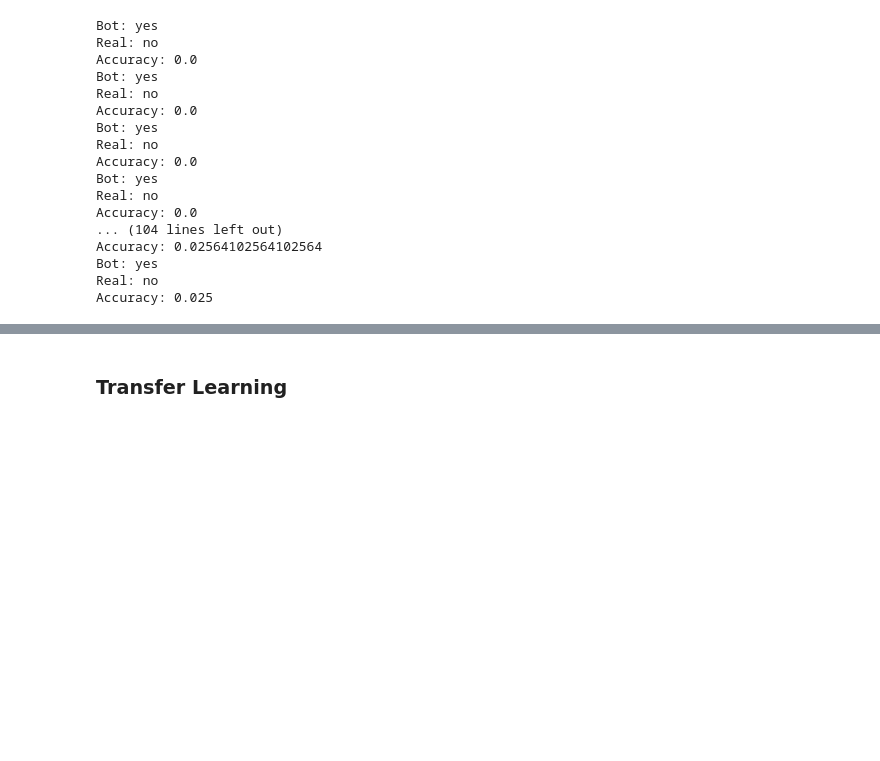
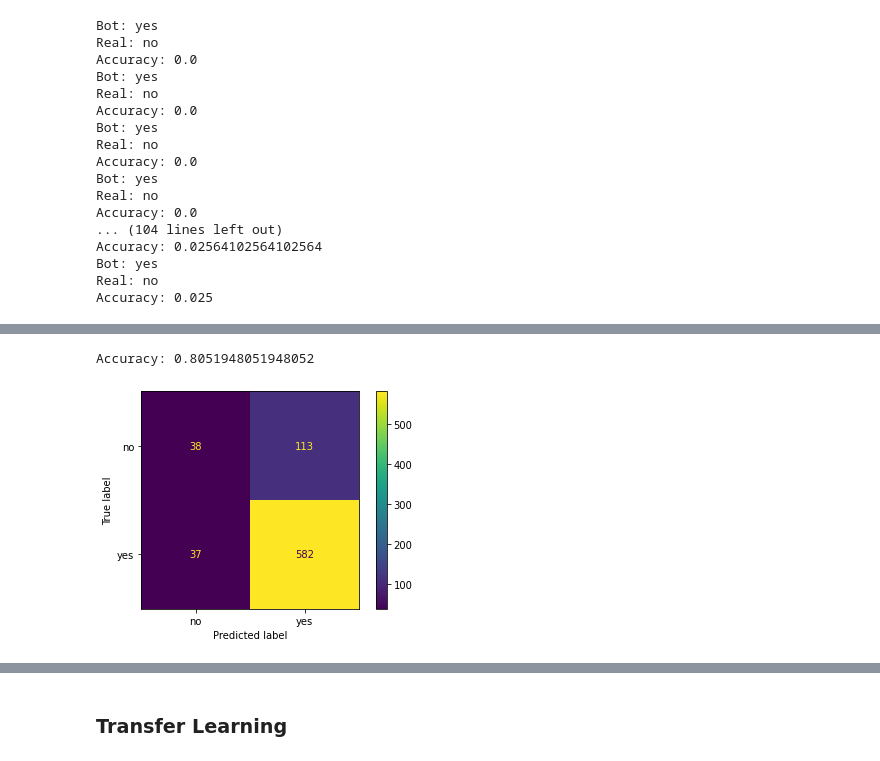
Before and after one commit to aanchal0431/chatbot, a Jupyter notebook: SEP_728_Chatbot_transformer_keras.ipynb, the cells around one changed output, grey strips where cells are left out. Saved outputs shown, nothing was run; the diff lists cells and outputs as text; code cells hidden in the pictures; blank space fills up the shorter version.

Commit message:
Fine-tuned on yes no, built transfer learning model

```diff
--- a/SEP_728_Chatbot_transformer_keras.ipynb
+++ b/SEP_728_Chatbot_transformer_keras.ipynb
@@ -1325,4 +1327,16 @@ Accuracy: 0.025
 # %%
+checkpoint_path = '/content/drive/MyDrive/colab/chatbot/yes_no/cp-{epoch:04}.ckpt'
+checkpoint_dir = os.path.dirname(checkpoint_path)
+
+# Get the previously saved weights
+latest = tf.train.latest_checkpoint(checkpoint_dir)
+
+#load weights and compile model
+transformer.load_weights(latest)
+transformer.compile(
+    "rmsprop", loss="sparse_categorical_crossentropy", metrics=["accuracy"]
+)
+
 epochs = 20
 
 # Load the previously saved weights
@@ -1346,0 +1396,9 @@ history = transformer.fit(train_ds, epochs=epochs, validation_data=val_ds, callb
+# %%
+#use weights from 23rd epoch
+best = '/content/drive/MyDrive/colab/chatbot/yes_no/cp-0013.ckpt'
+
+#load weights and compile model
+transformer.load_weights(best)
+transformer.compile(
+    "rmsprop", loss="sparse_categorical_crossentropy", metrics=["accuracy"]
+)
@@ -1346,0 +1446,20 @@ history = transformer.fit(train_ds, epochs=epochs, validation_data=val_ds, callb
+# %%
+#Evaluate train
+correct = 0
+incorrect = 0
+y_pred = []
+for i in range(X_train_text.shape[0]):
+  input_text = str(X_train_text['Question'].tolist()[i] + ' <SEP> ' + X_train_text['Context'].tolist()[i])
+  bot_answer = decode_sequence(input_text)
+  y_pred.append(bot_answer)
+
+  if y_train_text.tolist()[i] == bot_answer:
+    correct = correct + 1
+  else:
+    incorrect = incorrect + 1
+
+print('Accuracy:', correct / (incorrect + correct))
+ConfusionMatrixDisplay.from_predictions(y_train_text, y_pred);
+# %% [output]
+Accuracy: 0.8051948051948052
+[figure, added]
```
Also changed, not shown: parts of 18 cells of this notebook.
